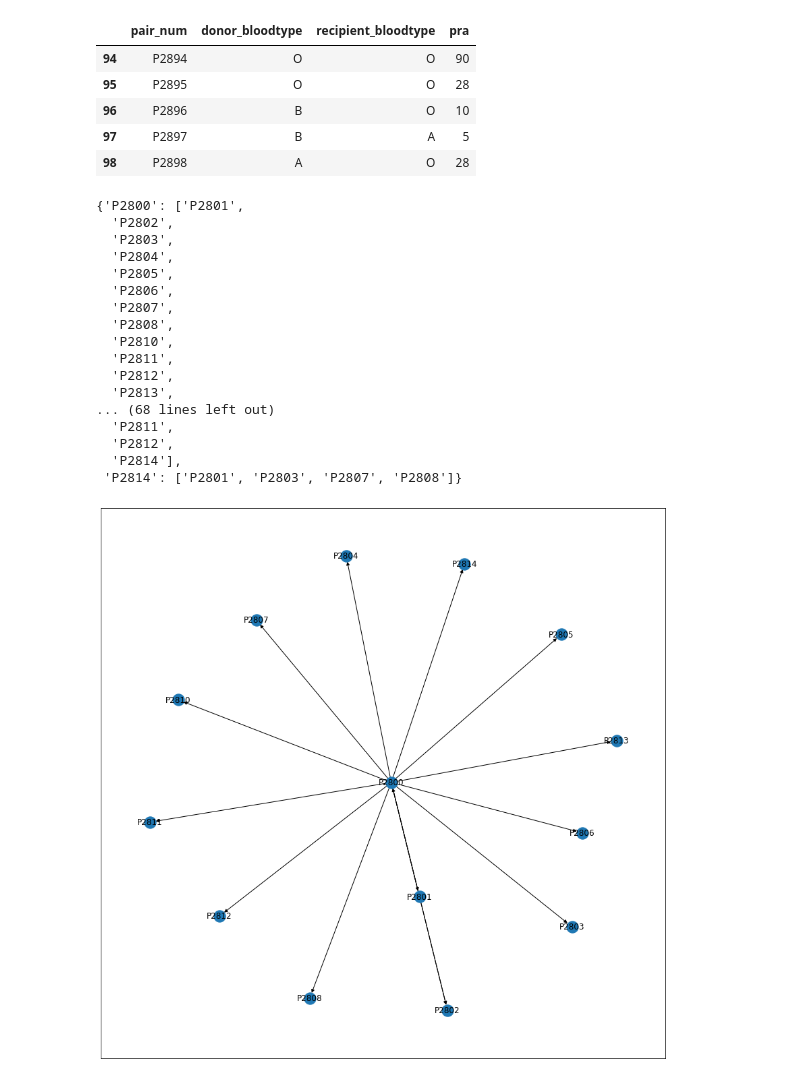
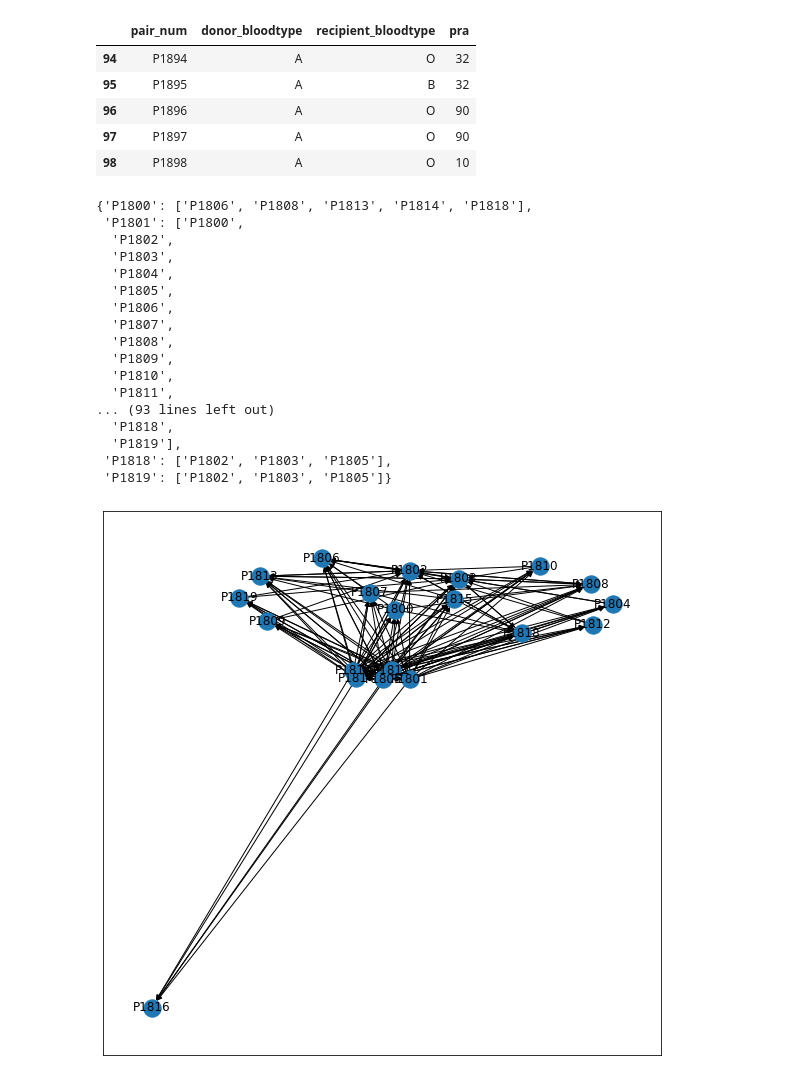
Before and after one commit to Mingtaros/Kidney-Exchange-Match-Mapping-System, a Jupyter notebook: algorithm/Graph Processing.ipynb, the cells around one changed output. Saved outputs shown, nothing was run; the diff lists cells and outputs as text; code cells hidden in the pictures.

Commit message:
Update Graph Vis

```diff
--- a/algorithm/Graph Processing.ipynb
+++ b/algorithm/Graph Processing.ipynb
@@ -11,7 +11,7 @@ import matplotlib.pyplot as plt
 import seaborn as sns
 %matplotlib inline
 # %%
-pairs_filename = "../data/100/100_28_pairs.txt"
+pairs_filename = "../data/100/100_18_pairs.txt"
 # %%
 pairs = read_pairs_data(pairs_filename)
 pairs.head()
@@ -26,30 +26,30 @@ pairs.head()
 pairs.tail()
 # %% [output]
 |  | pair_num | donor_bloodtype | recipient_bloodtype | pra |
-| 94 | P2894 | O | O | 90 |
-| 95 | P2895 | O | O | 28 |
-| 96 | P2896 | B | O | 10 |
-| 97 | P2897 | B | A | 5 |
-| 98 | P2898 | A | O | 28 |
+| 94 | P1894 | A | O | 32 |
+| 95 | P1895 | A | B | 32 |
+| 96 | P1896 | A | O | 90 |
+| 97 | P1897 | A | O | 90 |
+| 98 | P1898 | A | O | 10 |
 # %%
-grph = DirectedGraph(pairs.head(15))
+grph = DirectedGraph(pairs.head(20))
 # %%
 grph.adjacency
 # %% [output]
-{'P2800': ['P2801',
-  'P2802',
-  'P2803',
-  'P2804',
-  'P2805',
-  'P2806',
-  'P2807',
-  'P2808',
-  'P2810',
-  'P2811',
-  'P2812',
-  'P2813',
-... (68 lines left out)
-  'P2811',
-  'P2812',
-  'P2814'],
- 'P2814': ['P2801', 'P2803', 'P2807', 'P2808']}
+{'P1800': ['P1806', 'P1808', 'P1813', 'P1814', 'P1818'],
+ 'P1801': ['P1800',
+  'P1802',
+  'P1803',
+  'P1804',
+  'P1805',
+  'P1806',
+  'P1807',
+  'P1808',
+  'P1809',
+  'P1810',
+  'P1811',
+... (93 lines left out)
+  'P1818',
+  'P1819'],
+ 'P1818': ['P1802', 'P1803', 'P1805'],
+ 'P1819': ['P1802', 'P1803', 'P1805']}
@@ -62,13 +56,13 @@ for donor_idx in grph.adjacency:
 # %%
 gv = GraphVisualization()
 
-for from_, to_ in edges[:15]:
+for from_, to_ in grph.get_edges():
     gv.add_edge(from_, to_)
 # %%
-plt.figure(figsize=(15, 15))
+plt.figure(figsize=(10, 10))
 gv.visualize()
 # %% [output]
-[figure, old version]
+[figure, new version]
 # %%
 cycles = grph.get_cycles()
 # %%
```
Also changed, not shown: parts of 6 cells of this notebook, 4 other files.
